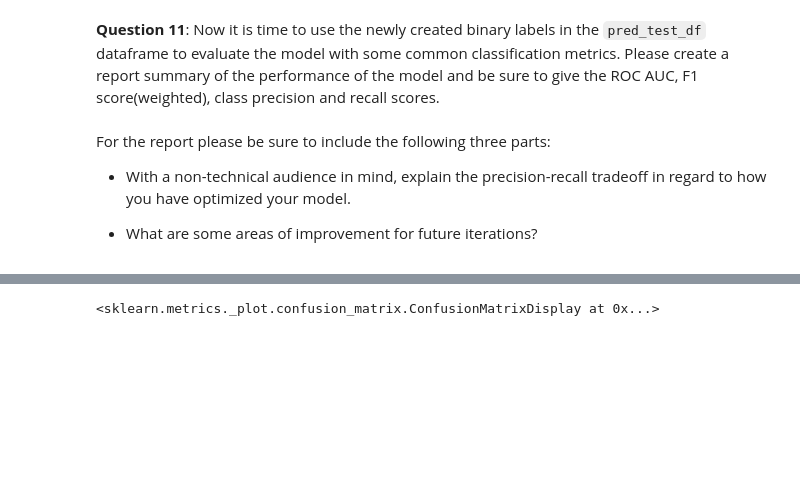
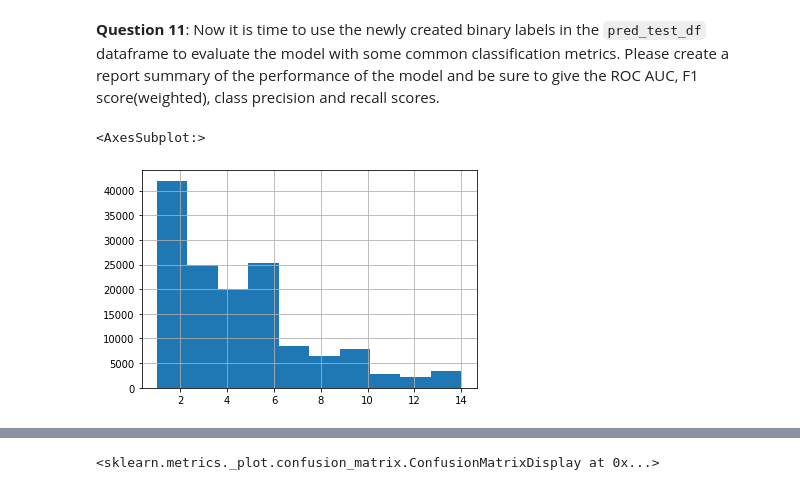
Before and after one commit to G94/ai_for_healthcare, a Jupyter notebook: patient_selection/starter_code/student_project_submission.ipynb, the cells around one changed output, grey strips where cells are left out. Drawn from its saved outputs; the diff is of its cells as text; code cells hidden in the pictures; blank space fills up the shorter version.

```diff
--- a/patient_selection/starter_code/student_project_submission.ipynb
+++ b/patient_selection/starter_code/student_project_submission.ipynb
@@ -880,8 +911,8 @@ pred_test_df[['patient_nbr', 'gender', 'race', 'time_in_hospital', 'score', 'lab
 ## Model Evaluation Metrics
 # %% [markdown]
 **Question 11**: Now it is time to use the newly created binary labels in the `pred_test_df` dataframe to evaluate the model with some common classification metrics. Please create a report summary of the performance of the model and be sure to give the ROC AUC, F1 score(weighted), class precision and recall scores.
-# %% [markdown]
-For the report please be sure to include the following three parts:
-- With a non-technical audience in mind, explain the precision-recall tradeoff in regard to how you have optimized your model.
-
-- What are some areas of improvement for future iterations?
+# %%
+df.time_in_hospital.hist()
+# %% [output]
+<AxesSubplot:>
+[figure, added]
```
Also changed, not shown: parts of 17 cells of this notebook, 1 other file.
